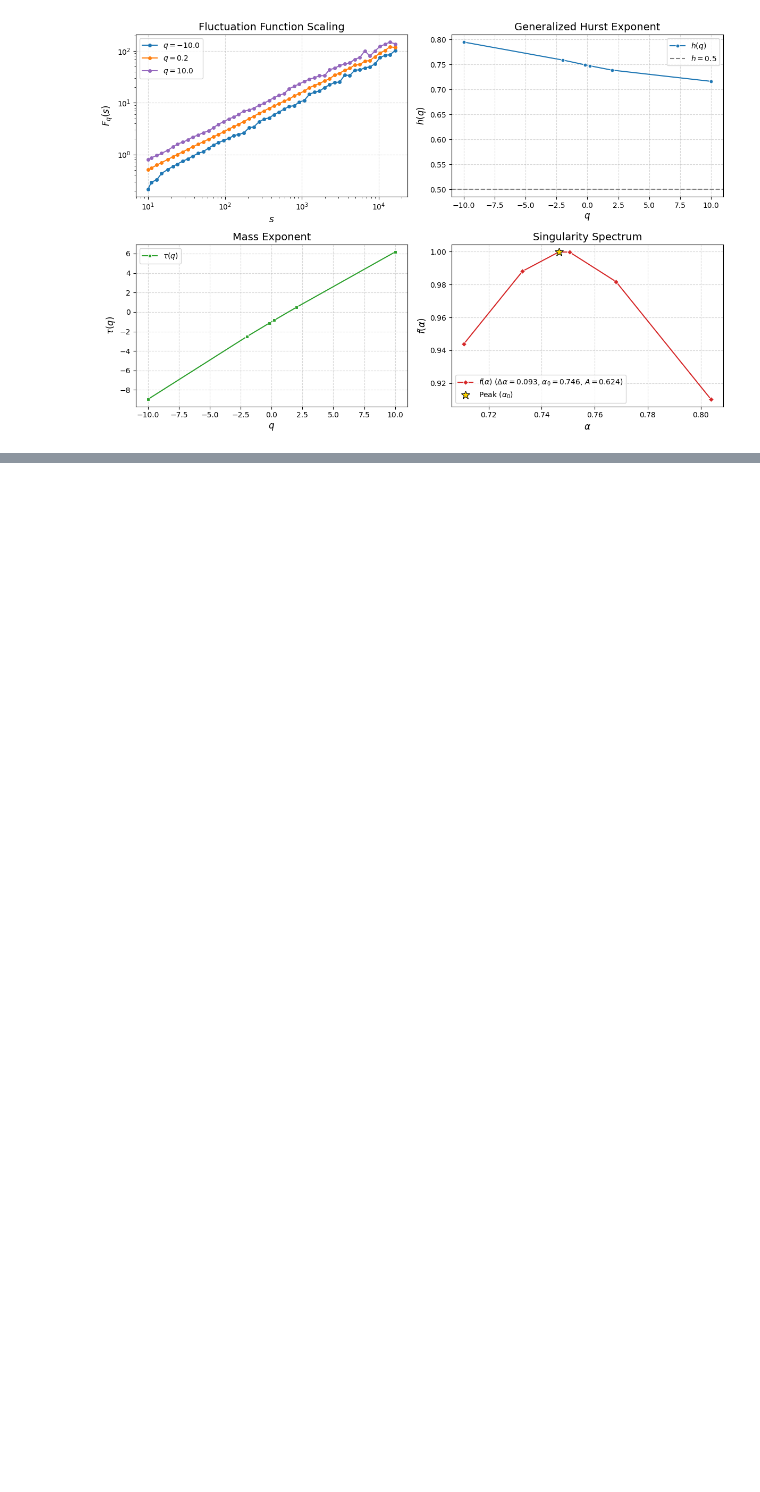
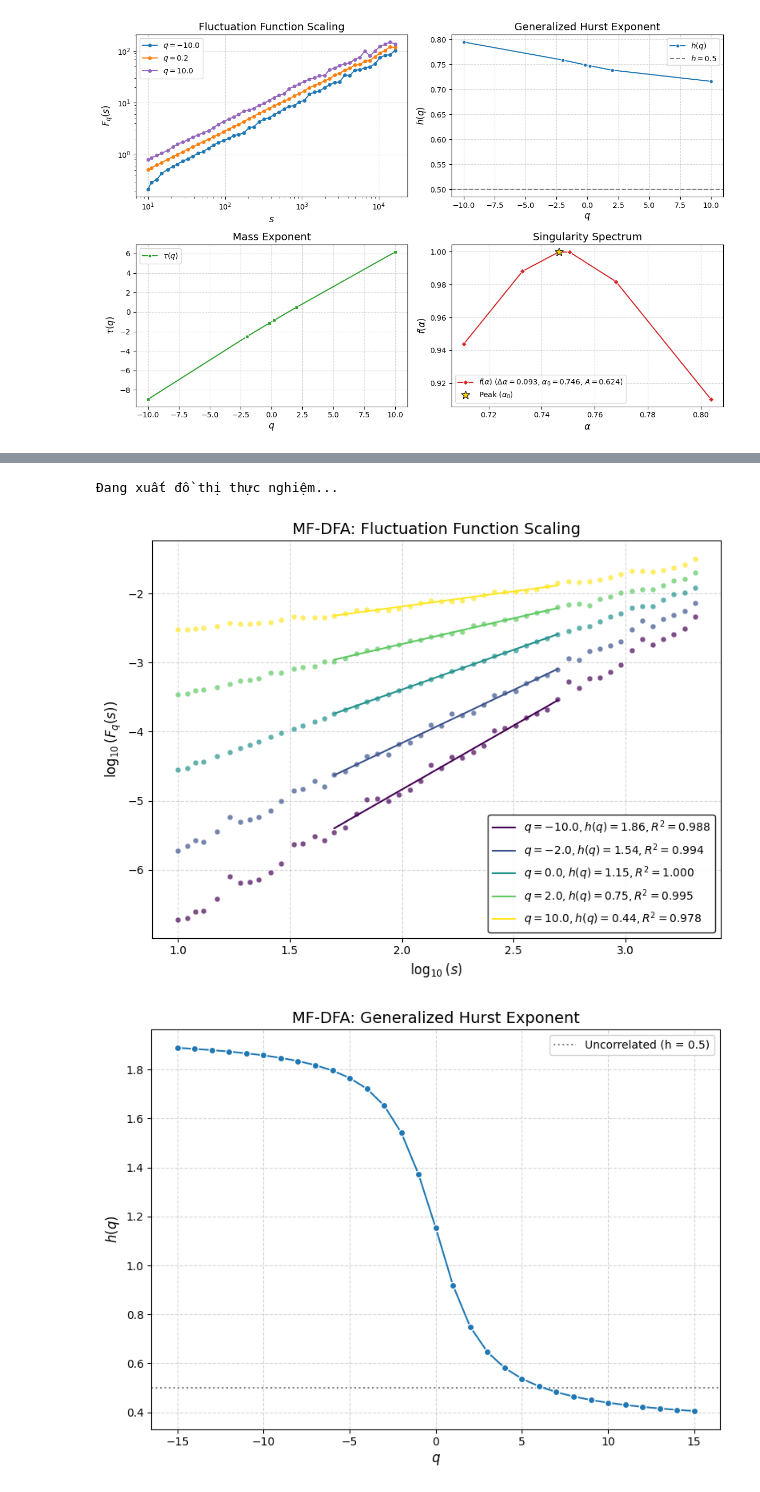
Before and after one commit to Vutu2003/Nonlinear-Time-Series-Analysis, a Jupyter notebook: paper_replications/Kantelhardt_2002_Multifractal_Analysis.ipynb, the cells around one changed output, grey strips where cells are left out. Saved outputs shown, nothing was run; the diff lists cells and outputs as text; code cells hidden in the pictures; blank space fills up the shorter version.

```diff
--- a/paper_replications/Kantelhardt_2002_Multifractal_Analysis.ipynb
+++ b/paper_replications/Kantelhardt_2002_Multifractal_Analysis.ipynb
@@ -127,0 +280,53 @@ plot_summary(results_H075, figsize=(12, 8))
+# %%
+N = 8192
+n_max = 13
+a_weight = 0.75
+data = generate_binomial_cascade(n_max=n_max, a=a_weight)
+
+# 2. Lăng kính q và mảng s_array
+# Dùng mảng thưa để vẽ Hình 2a, 2b:
+q_values_scatter = np.array([-10, -2, -0.2, 0.2, 2, 10])
+# Khuyến nghị: Dùng mảng dày để vẽ đường cong 2c, 2d, 2e mượt mà hơn
+q_values_dense = np.linspace(-15, 15, 31)
+
+s_values = np.logspace(np.log10(10), np.log10(N/4), 50).astype(int)
+
+# 3. Tham số fit_range CHUẨN cho chuỗi nhị thức (50 đến 500)
+min_scale_val = 50
+max_scale_val = 500
+# Sửa lại logic truyền max_scale nếu hàm của bạn dùng ratio:
+# max_ratio_val = int(N / max_scale_val)
+
+# 4. Chạy MF-DFA (Nên chạy cả 2 bậc để đối chiếu)
+# Chạy với MF-DFA 1
+results = mf_dfa(
+    data=data,
+    s_array=s_values,
+    q_array=q_values_dense, # Truyền mảng dày
+    m=1,                    # Chú ý: m=1
+    min_scale=min_scale_val,
+    max_scale_ratio=int(N / max_scale_val) # Hoặc truyền thẳng 500 tùy hàm của bạn
+)
+
+# ---------------------------------------------------------
+# 3. TRỰC QUAN HÓA KẾT QUẢ (Gọi từng result riêng biệt)
+# ---------------------------------------------------------
+print("Đang xuất đồ thị thực nghiệm...")
+
+# a) Hàm thăng giáng F_q(s)
+# Truyền use_raw=True để quan sát điểm gãy, truyền thêm tham số cho plt qua **kwargs nếu hàm của bạn hỗ trợ
+plot_scaling(results, q_values=q_values_scatter, use_raw=True, figsize=(8, 6))
+
+# b) Số mũ Hurst tổng quát h(q)
+# Do API chỉ nhận 1 result dict, đồ thị sẽ được tách riêng ra thay vì vẽ chồng
+plot_hq(results, show_error=False, figsize=(8, 6))
+
+# c) Số mũ khối lượng tau(q)
+plot_tau(results, figsize=(8, 6))
+
+# d) Bảng Dashboard (Chỉ test với 1 chuỗi)
+plot_summary(results, figsize=(12, 8))
+# %% [output]
+Đang xuất đồ thị thực nghiệm...
+[figure, added]
+[figure, added]
```
Also changed, not shown: parts of 5 cells of this notebook.
